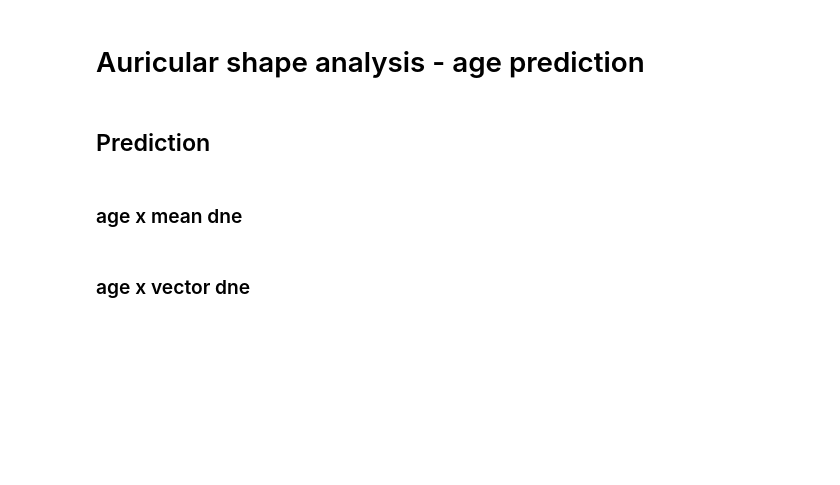
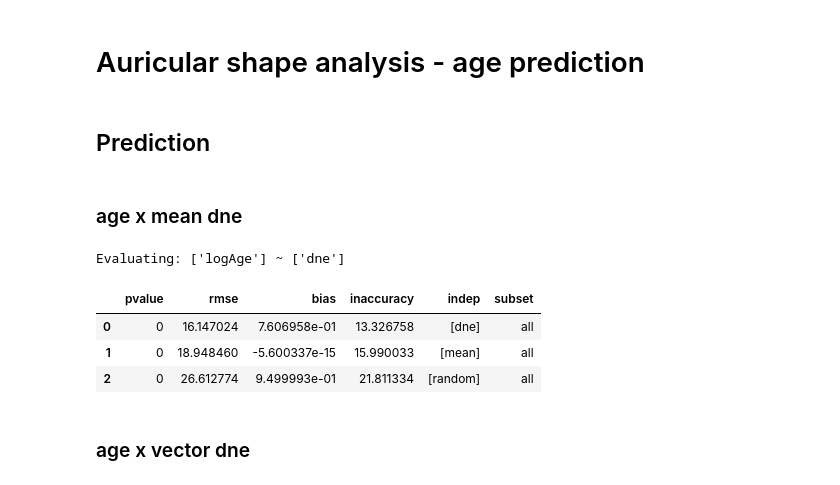
Before and after one commit to vajicek/shapeexplorer, a Jupyter notebook: projects/auricular/curvaturedescriptors_age_prediction.ipynb, the cells around one changed output. Cells and saved outputs as stored; diff of their text form; code cells hidden in the pictures; blank space fills up the shorter version.

```diff
--- a/projects/auricular/curvaturedescriptors_age_prediction.ipynb
+++ b/projects/auricular/curvaturedescriptors_age_prediction.ipynb
@@ -50,12 +50,18 @@ from projects.auricular.analyze import evaluateAllModels, ModelAnalysis
 # %%
 df = pd.DataFrame(data=[[
                     float(data1['age']),
                     np.log(float(data1['age'])),
                     float(data1['dist'][1.0]['sampled_dne'])] for data1 in data],
                   columns = ['age', 'logAge', 'dne'])
 
-r = evaluateAllModels(df, indeps=[['dne']], dep=['logAge'], model=LinearRegression())
+r = evaluateAllModels(df, indeps=[['dne']], dep=['logAge'], model=SVR())
 pd.DataFrame(r)
+# %% [output]
+Evaluating: ['logAge'] ~ ['dne']
+|  | pvalue | rmse | bias | inaccuracy | indep | subset |
+| 0 | 0 | 16.147024 | 7.606958e-01 | 13.326758 | [dne] | all |
+| 1 | 0 | 18.948460 | -5.600337e-15 | 15.990033 | [mean] | all |
+| 2 | 0 | 26.612774 | 9.499993e-01 | 21.811334 | [random] | all |
 # %% [markdown]
 ### age x vector dne
 # %%
```
Also changed, not shown: parts of 9 cells of this notebook, 2 other files.
